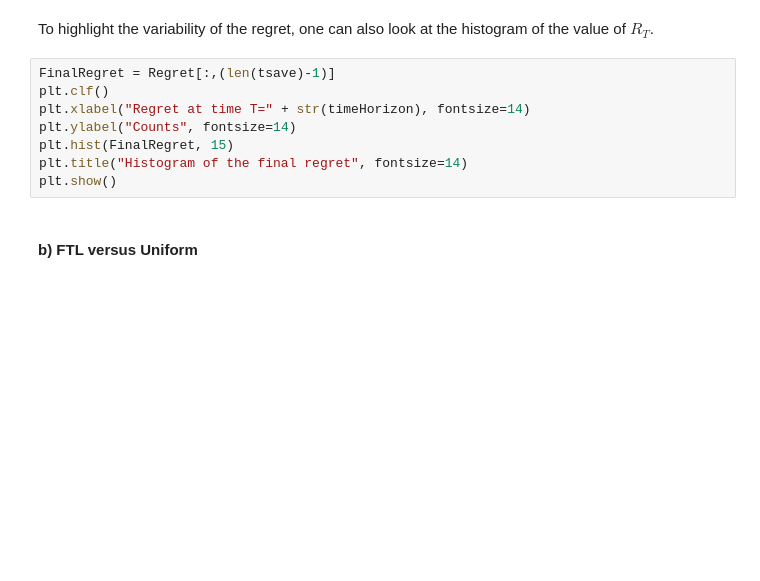
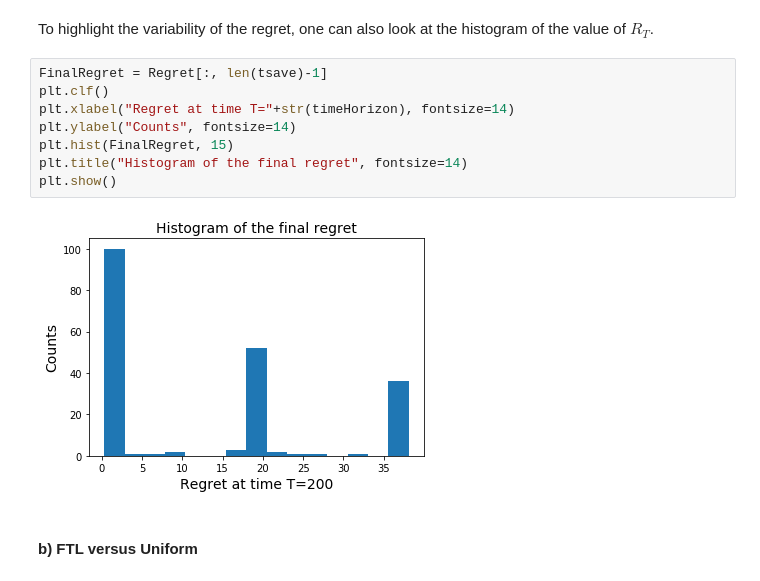
Before and after one commit to xuedong/machine-learning-summer-schools, a Jupyter notebook: tp_bandits/RLSS_Bandits_correction.ipynb, the cells around one changed output. Cells and saved outputs as stored; diff of their text form; blank space fills up the shorter version.

```diff
--- a/tp_bandits/RLSS_Bandits_correction.ipynb
+++ b/tp_bandits/RLSS_Bandits_correction.ipynb
@@ -137,13 +150,15 @@ plt.legend()
 # %% [markdown]
 To highlight the variability of the regret, one can also look at the histogram of the value of $R_T$.
 # %%
-FinalRegret = Regret[:,(len(tsave)-1)]
+FinalRegret = Regret[:, len(tsave)-1]
 plt.clf()
-plt.xlabel("Regret at time T=" + str(timeHorizon), fontsize=14)
+plt.xlabel("Regret at time T="+str(timeHorizon), fontsize=14)
 plt.ylabel("Counts", fontsize=14)
 plt.hist(FinalRegret, 15)
 plt.title("Histogram of the final regret", fontsize=14)
 plt.show()
+# %% [output]
+[figure, added]
 # %% [markdown]
 #### b) FTL versus Uniform
 # %%
```
Also changed, not shown: parts of 29 cells of this notebook.
